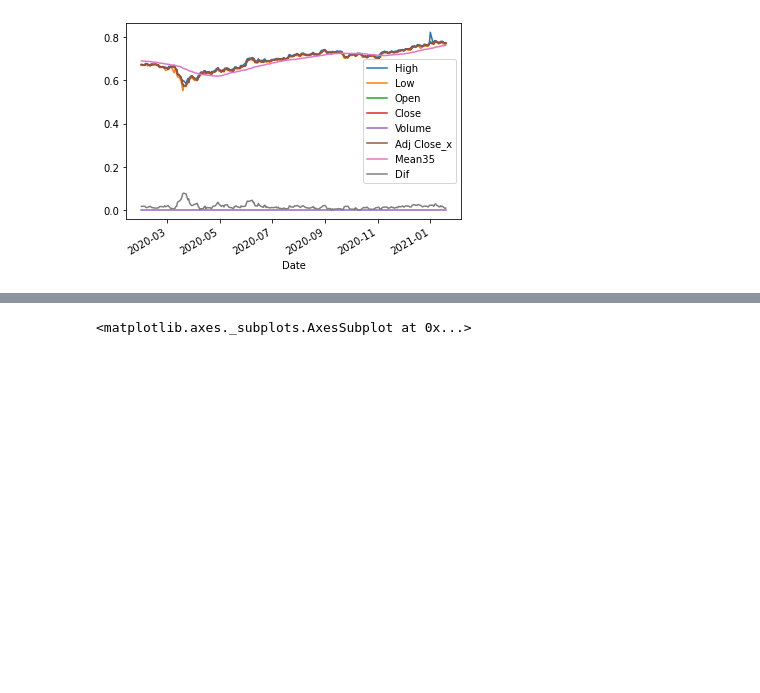
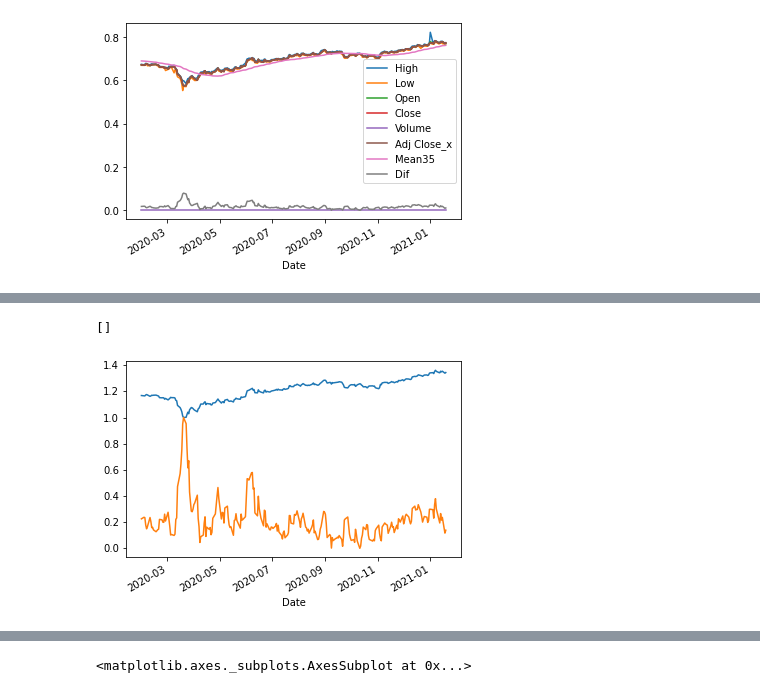
Before and after one commit to tutalae/practice-for-analysing-and-predict-the-price-of-crypto-currency, a Jupyter notebook: Price_Check.ipynb, the cells around one changed output, grey strips where cells are left out. Cells and saved outputs as stored; diff of their text form; code cells hidden in the pictures; blank space fills up the shorter version.

```diff
--- a/Price_Check.ipynb
+++ b/Price_Check.ipynb
@@ -146,3 +154,12 @@ df_sort.plot()
+# %%
+# compare price and Dif
+df_sort0 = df_sort/df_sort.iloc[0]
+df_sort0['Adj Close_x'].plot()
+df_sort0['Dif'].plot()
+plt.plot()
+# %% [output]
+[]
+[figure, added]
 # %%
 df_sort['quantile'] = pd.qcut(df_sort['Dif'], 100, labels=False)
 df_sort
```
Also changed, not shown: parts of 8 cells of this notebook.
